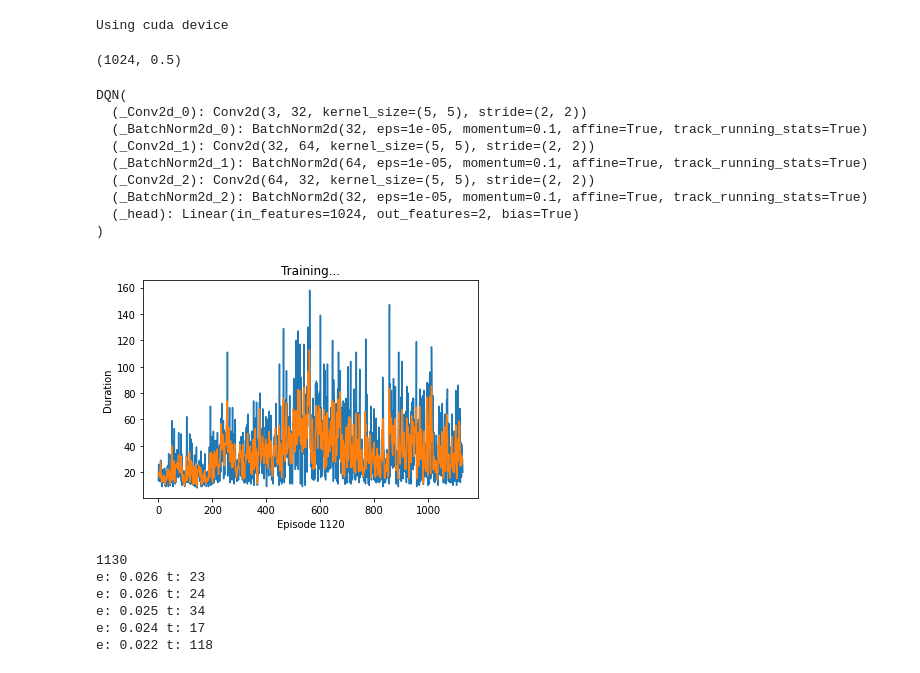
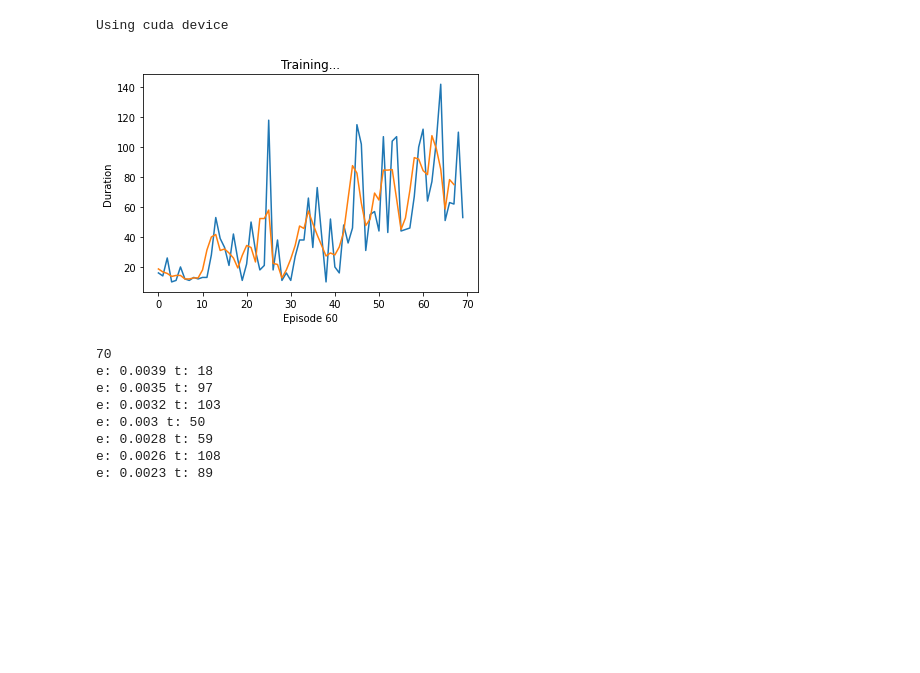
Before and after one commit to wanermiranda/pytorch-tutorials, a Jupyter notebook: notebooks/q_learning.ipynb, the cells around one changed output. Saved outputs shown, nothing was run; the diff lists cells and outputs as text; code cells hidden in the pictures; blank space fills up the shorter version.

```diff
--- a/notebooks/q_learning.ipynb
+++ b/notebooks/q_learning.ipynb
@@ -143,27 +134,22 @@ conf = DQNConf(
+# %%
+conf = DQNConf(
+    BATCH_SIZE = 64,
+    GAMMA = 0.99,
+    EPS_START = 0.1,
+    EPS_MIN = 0.001,
+    EPS_DECAY = 0.999,
+    TARGET_UPDATE = 10,
+)
 # %%
 target_net = DQN(conf=conf, layout=network_layout, screen_dims=screen_dims, outputs=n_actions)
 # %% [output]
 Using cuda device
 # %%
-target_net._linear_input_size, target_net._epsilon
+# target_net._linear_input_size, target_net._epsilon
-# %% [output]
-(1024, 0.5)
-# %%
-policy_net
-# %% [output]
-DQN(
-  (_Conv2d_0): Conv2d(3, 32, kernel_size=(5, 5), stride=(2, 2))
-  (_BatchNorm2d_0): BatchNorm2d(32, eps=1e-05, momentum=0.1, affine=True, track_running_stats=True)
-  (_Conv2d_1): Conv2d(32, 64, kernel_size=(5, 5), stride=(2, 2))
-  (_BatchNorm2d_1): BatchNorm2d(64, eps=1e-05, momentum=0.1, affine=True, track_running_stats=True)
-  (_Conv2d_2): Conv2d(64, 32, kernel_size=(5, 5), stride=(2, 2))
-  (_BatchNorm2d_2): BatchNorm2d(32, eps=1e-05, momentum=0.1, affine=True, track_running_stats=True)
-  (_head): Linear(in_features=1024, out_features=2, bias=True)
-)
 # %%
 
-target_net.load_state_dict(policy_net.state_dict())
-target_net.eval()
+# target_net.load_state_dict(policy_net.state_dict())
+# target_net.eval()
 
 
 def moving_average_pth(x, w=10):
@@ -190,28 +176,30 @@ episode_durations = []
 # %%
 num_episodes = 5000
 # restart policy net
 policy_net = DQN(conf=conf, layout=network_layout, screen_dims=screen_dims, outputs=n_actions)
 policy_net.update_states(target_net)
 episodes_print = 10
 for i in range(0, num_episodes, episodes_print):
     print (len(episode_durations))
-    durations = DQN.fit_networks(policy_net,target_net, env, get_screen,
+    durations = DQN.fit_networks(policy_net,None, env, get_screen,
                                  num_episodes=episodes_print,
                                  min_duration=2, episode_durations=episode_durations,
                                 reward_function=reward_function)
     plot_durations(i, episode_durations)
 print('Complete')
 env.render()
 env.close()
 plt.ioff()
 plt.show()
 # %% [output]
-[figure, old version]
+[figure, new version]
-1130
-e: 0.026 t: 23
-e: 0.026 t: 24
-e: 0.025 t: 34
-e: 0.024 t: 17
-e: 0.022 t: 118
+70
+e: 0.0039 t: 18
+e: 0.0035 t: 97
+e: 0.0032 t: 103
+e: 0.003 t: 50
+e: 0.0028 t: 59
+e: 0.0026 t: 108
+e: 0.0023 t: 89
 # %%
 moving_average_pth(episode_durations, 2).max()
```
Also changed, not shown: parts of 2 cells of this notebook, 1 other file.
